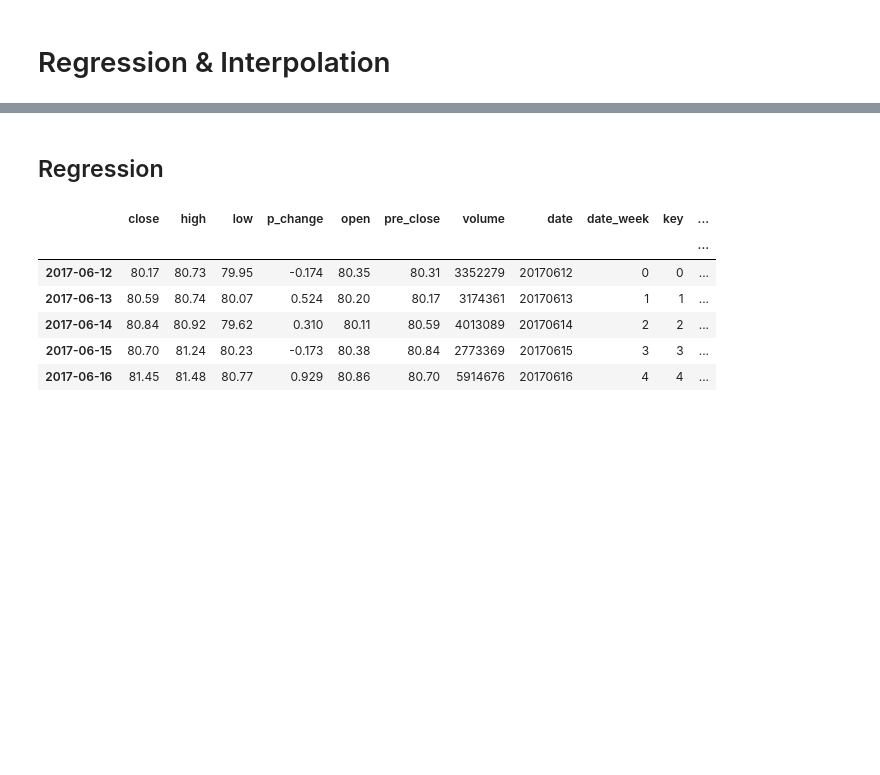
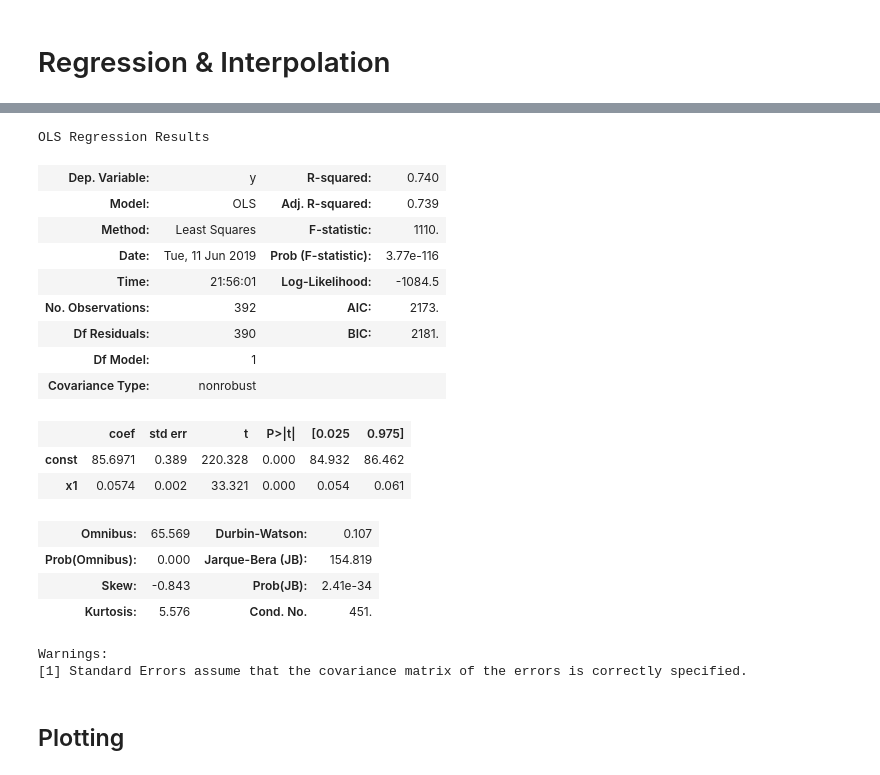
Before and after one commit to jacktator/QuantTrading_Py, a Jupyter notebook: alpha/analysis/regression.ipynb, the cells around one changed output, grey strips where cells are left out. Cells and saved outputs as stored; diff of their text form; code cells hidden in the pictures; blank space fills up the shorter version.

Commit message:
Completed Regression & Interpolation Created & Tested Strategy 3 & 4

```diff
--- a/alpha/analysis/regression.ipynb
+++ b/alpha/analysis/regression.ipynb
@@ -4,25 +41,45 @@
+# %%
+import statsmodels.api as sm
+from statsmodels import regression
+# x Series, date, independent variable
+x = np.arange(0, amex_close.shape[0])
+# y Series, close price, dependent variables
+y = amex_close.values
+
+def regress_y(y):
+    y = y
+    # x Series: 0，1，2, ...len(y)
+    x = np.arange(0, len(y))
+    x = sm.add_constant(x)
+    # Regression using OLS
+    model = regression.linear_model.OLS(y, x).fit()
+    return model
+
+model = regress_y(y)
+b = model.params[0]
+k = model.params[1]
+
+model.summary()
+# %% [output]
+OLS Regression Results
+| Dep. Variable: | y | R-squared: | 0.740 |
+| Model: | OLS | Adj. R-squared: | 0.739 |
+| Method: | Least Squares | F-statistic: | 1110. |
+| Date: | Tue, 11 Jun 2019 | Prob (F-statistic): | 3.77e-116 |
+| Time: | 21:56:01 | Log-Likelihood: | -1084.5 |
+| No. Observations: | 392 | AIC: | 2173. |
+| Df Residuals: | 390 | BIC: | 2181. |
+| Df Model: | 1 |  |  |
+| Covariance Type: | nonrobust |  |  |
+|  | coef | std err | t | P>|t| | [0.025 | 0.975] |
+| const | 85.6971 | 0.389 | 220.328 | 0.000 | 84.932 | 86.462 |
+| x1 | 0.0574 | 0.002 | 33.321 | 0.000 | 0.054 | 0.061 |
+| Omnibus: | 65.569 | Durbin-Watson: | 0.107 |
+| Prob(Omnibus): | 0.000 | Jarque-Bera (JB): | 154.819 |
+| Skew: | -0.843 | Prob(JB): | 2.41e-34 |
+| Kurtosis: | 5.576 | Cond. No. | 451. |
+Warnings:
+[1] Standard Errors assume that the covariance matrix of the errors is correctly specified.
 # %% [markdown]
 
-## Regression
+## Plotting
-# %%
-import numpy as np
-import pandas as pd
-from abupy import ABuSymbolPd
-
-symbol = "usAXP"
-# amex_df = ABuSymbolPd.make_kl_df(symbol)
-amex_df = pd.read_csv('../../data/gen/{}_df.csv'.format(symbol),
-                      parse_dates=True,
-                      index_col=0)
-# Strip whitespace from column names
-amex_df.columns = amex_df.columns.str.strip()
-# Print
-amex_df.head()
-# %% [output]
-|  | close | high | low | p_change | open | pre_close | volume | date | date_week | key | ... |
-|  |  |  |  |  |  |  |  |  |  |  | ... |
-| 2017-06-12 | 80.17 | 80.73 | 79.95 | -0.174 | 80.35 | 80.31 | 3352279 | 20170612 | 0 | 0 | ... |
-| 2017-06-13 | 80.59 | 80.74 | 80.07 | 0.524 | 80.20 | 80.17 | 3174361 | 20170613 | 1 | 1 | ... |
-| 2017-06-14 | 80.84 | 80.92 | 79.62 | 0.310 | 80.11 | 80.59 | 4013089 | 20170614 | 2 | 2 | ... |
-| 2017-06-15 | 80.70 | 81.24 | 80.23 | -0.173 | 80.38 | 80.84 | 2773369 | 20170615 | 3 | 3 | ... |
-| 2017-06-16 | 81.45 | 81.48 | 80.77 | 0.929 | 80.86 | 80.70 | 5914676 | 20170616 | 4 | 4 | ... |
```
Also changed, not shown: parts of 11 cells of this notebook, 13 other files.
